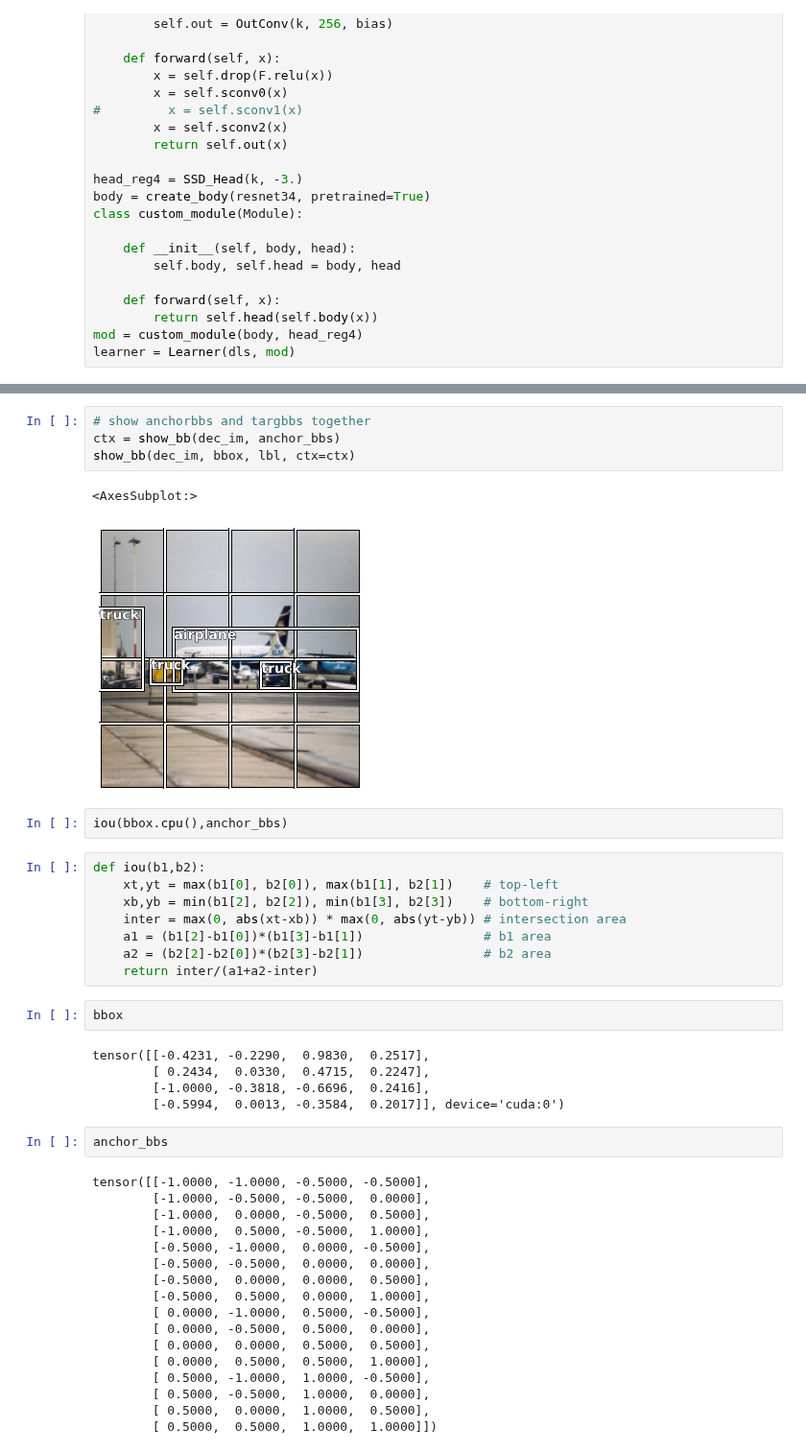
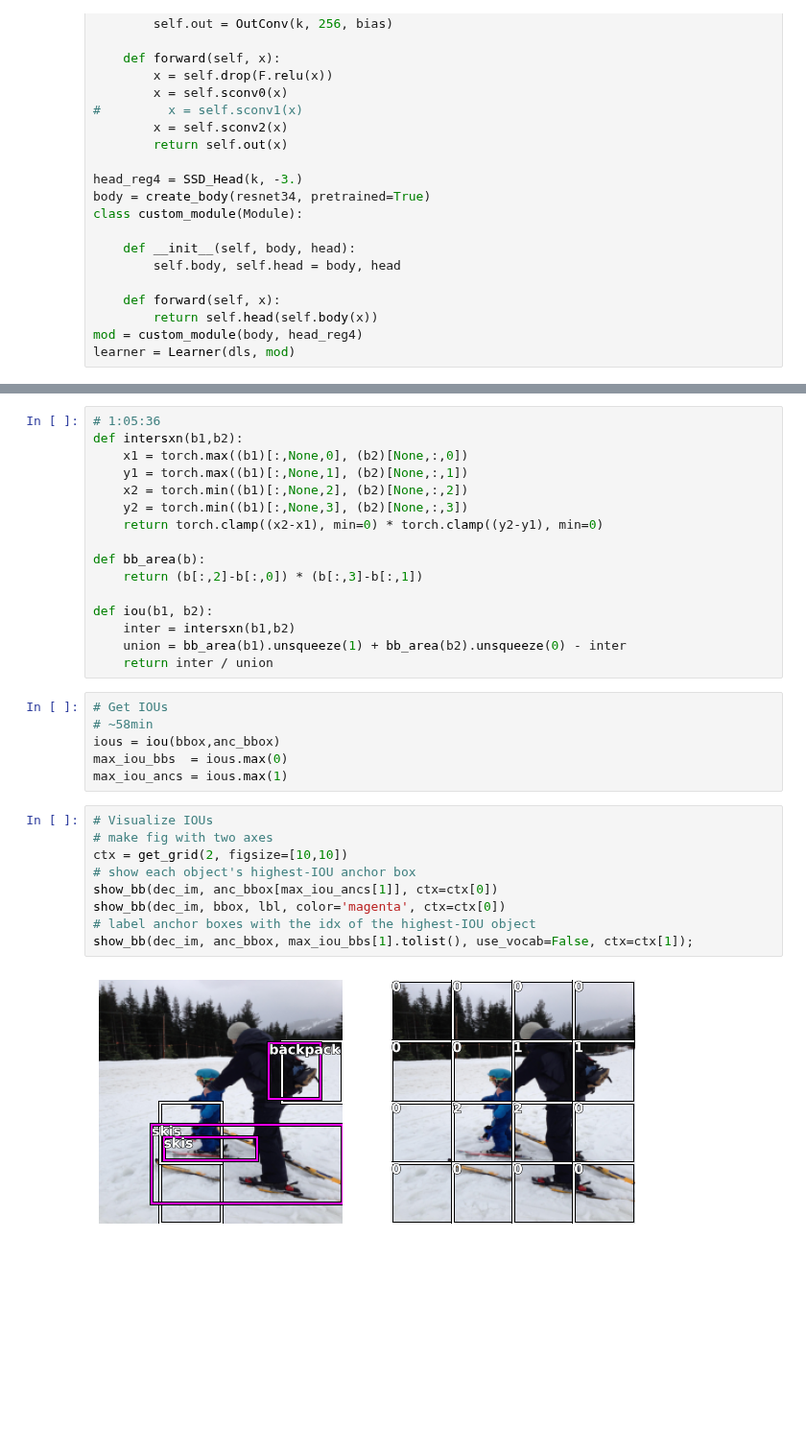
Before and after one commit to mccallion/rory, a Jupyter notebook: _20201027_bboxes_C2018_L9.ipynb, the cells around one changed output, grey strips where cells are left out. Shown at 96% size. Drawn from its saved outputs; the diff is of its cells as text; blank space fills up the shorter version.

```diff
--- a/_20201027_bboxes_C2018_L9.ipynb
+++ b/_20201027_bboxes_C2018_L9.ipynb
@@ -269,43 +274,33 @@ anchor_bbs = torch.stack([2*(anchors[:,0]-anchors[:,3]/2)-1,
-# %%
-# show anchorbbs and targbbs together
-ctx = show_bb(dec_im, anchor_bbs)
-show_bb(dec_im, bbox, lbl, ctx=ctx)
-# %% [output]
-<AxesSubplot:>
-[figure, removed]
-# %%
-iou(bbox.cpu(),anchor_bbs)
-# %%
-def iou(b1,b2):
-    xt,yt = max(b1[0], b2[0]), max(b1[1], b2[1])    # top-left
-    xb,yb = min(b1[2], b2[2]), min(b1[3], b2[3])    # bottom-right
-    inter = max(0, abs(xt-xb)) * max(0, abs(yt-yb)) # intersection area
-    a1 = (b1[2]-b1[0])*(b1[3]-b1[1])                # b1 area
-    a2 = (b2[2]-b2[0])*(b2[3]-b2[1])                # b2 area
-    return inter/(a1+a2-inter)
-# %%
-bbox
-# %% [output]
-tensor([[-0.4231, -0.2290,  0.9830,  0.2517],
-        [ 0.2434,  0.0330,  0.4715,  0.2247],
-        [-1.0000, -0.3818, -0.6696,  0.2416],
-        [-0.5994,  0.0013, -0.3584,  0.2017]], device='cuda:0')
-# %%
-anchor_bbs
-# %% [output]
-tensor([[-1.0000, -1.0000, -0.5000, -0.5000],
-        [-1.0000, -0.5000, -0.5000,  0.0000],
-        [-1.0000,  0.0000, -0.5000,  0.5000],
-        [-1.0000,  0.5000, -0.5000,  1.0000],
-        [-0.5000, -1.0000,  0.0000, -0.5000],
-        [-0.5000, -0.5000,  0.0000,  0.0000],
-        [-0.5000,  0.0000,  0.0000,  0.5000],
-        [-0.5000,  0.5000,  0.0000,  1.0000],
-        [ 0.0000, -1.0000,  0.5000, -0.5000],
-        [ 0.0000, -0.5000,  0.5000,  0.0000],
-        [ 0.0000,  0.0000,  0.5000,  0.5000],
-        [ 0.0000,  0.5000,  0.5000,  1.0000],
-        [ 0.5000, -1.0000,  1.0000, -0.5000],
-        [ 0.5000, -0.5000,  1.0000,  0.0000],
-        [ 0.5000,  0.0000,  1.0000,  0.5000],
-        [ 0.5000,  0.5000,  1.0000,  1.0000]])
+# %%
+# 1:05:36
+def intersxn(b1,b2):
+    x1 = torch.max((b1)[:,None,0], (b2)[None,:,0])
+    y1 = torch.max((b1)[:,None,1], (b2)[None,:,1])
+    x2 = torch.min((b1)[:,None,2], (b2)[None,:,2])
+    y2 = torch.min((b1)[:,None,3], (b2)[None,:,3])
+    return torch.clamp((x2-x1), min=0) * torch.clamp((y2-y1), min=0)
+
+def bb_area(b):
+    return (b[:,2]-b[:,0]) * (b[:,3]-b[:,1])
+
+def iou(b1, b2):
+    inter = intersxn(b1,b2)
+    union = bb_area(b1).unsqueeze(1) + bb_area(b2).unsqueeze(0) - inter
+    return inter / union
+# %%
+# Get IOUs
+# ~58min
+ious = iou(bbox,anc_bbox)
+max_iou_bbs  = ious.max(0)
+max_iou_ancs = ious.max(1)
+# %%
+# Visualize IOUs
+# make fig with two axes
+ctx = get_grid(2, figsize=[10,10])
+# show each object's highest-IOU anchor box
+show_bb(dec_im, anc_bbox[max_iou_ancs[1]], ctx=ctx[0])
+show_bb(dec_im, bbox, lbl, color='magenta', ctx=ctx[0])
+# label anchor boxes with the idx of the highest-IOU object
+show_bb(dec_im, anc_bbox, max_iou_bbs[1].tolist(), use_vocab=False, ctx=ctx[1]);
+# %% [output]
+[figure, added]
```
Also changed, not shown: parts of 21 cells of this notebook, 3 other files.
